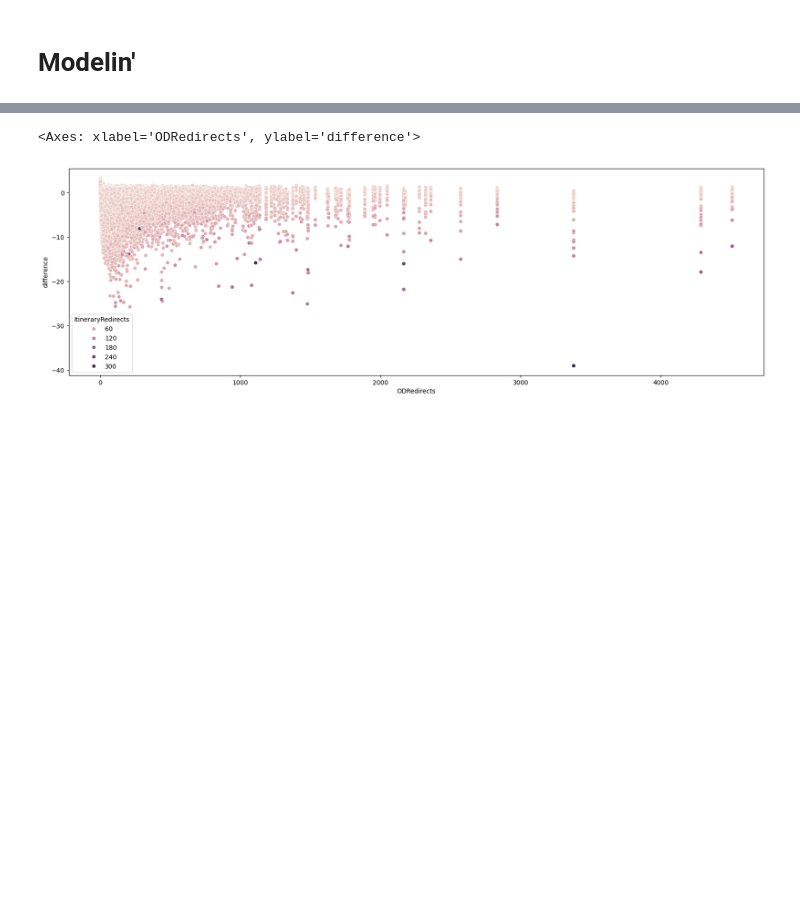
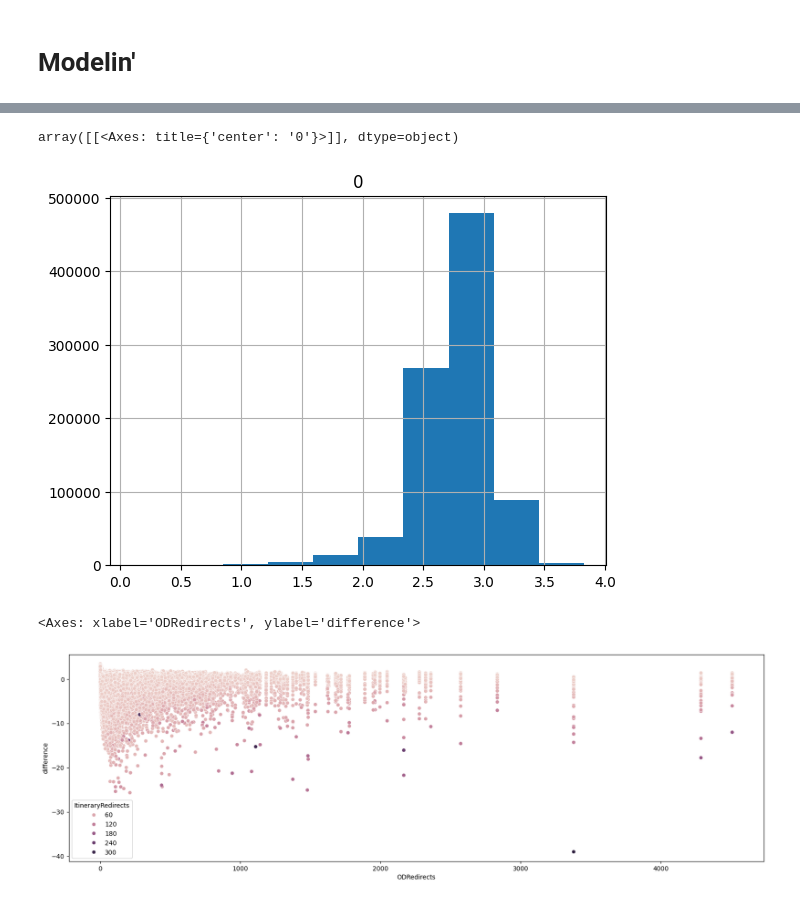
Before and after one commit to LaGenace/OptiFlyAi, a Jupyter notebook: Notebooks/ant_december_model.ipynb, the cells around one changed output, grey strips where cells are left out. Drawn from its saved outputs; the diff is of its cells as text; code cells hidden in the pictures; blank space fills up the shorter version.

```diff
--- a/Notebooks/ant_december_model.ipynb
+++ b/Notebooks/ant_december_model.ipynb
@@ -214,8 +352,6 @@ X_train.shape
 # %%
 model = Sequential()
-model.add(layers.Dense(128, input_dim=73, activation='relu'))
-model.add(layers.Dense(64, activation='relu'))
-model.add(layers.Dense(64, activation='relu'))
+model.add(layers.Dense(64, input_dim=35, activation='relu'))
 model.add(layers.Dense(64, activation='relu'))
 model.add(layers.Dense(64, activation='relu'))
 model.add(layers.Dense(1, activation='linear'))
@@ -272,3 +403,8 @@ array([2.8837261, 2.762924 , 2.56398  , ..., 2.9112108, 2.9010453,
+# %%
+pd.DataFrame(y_pred).hist()
+# %% [output]
+array([[<Axes: title={'center': '0'}>]], dtype=object)
+[figure, added]
 # %%
 knn_50_performance_df = pd.DataFrame({'true_value':y_test, 'pred_value':y_pred.reshape(-1), 'DurationMin':X_test['DurationMin'],
                                   "ODRedirects":X_test_all['ODRedirects'], "ItineraryRedirects":X_test_all['ItineraryRedirects'],
```
Also changed, not shown: parts of 33 cells of this notebook.
